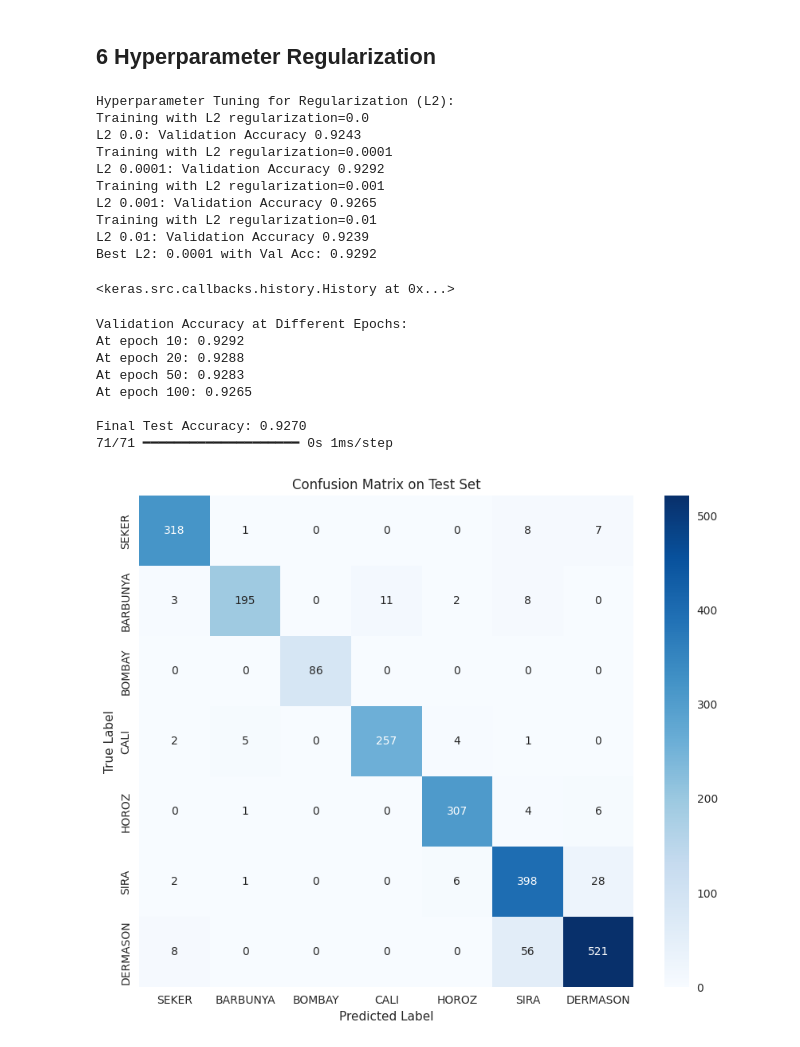
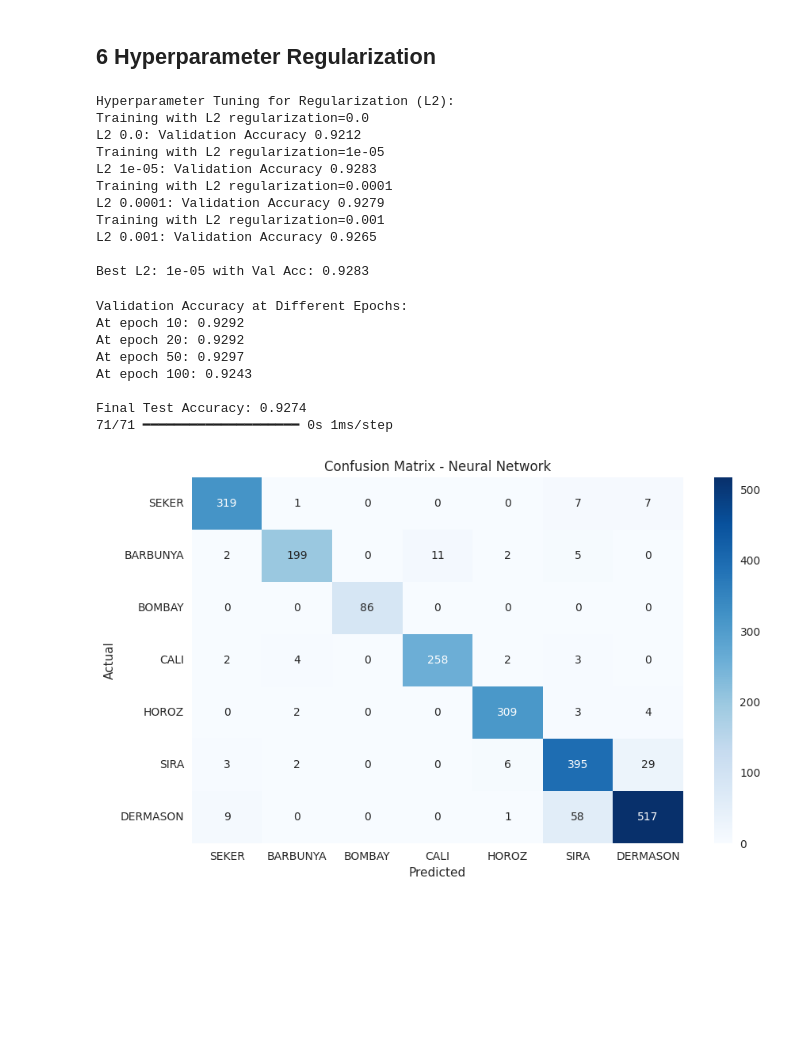
Before and after one commit to fadimardelli/dry-bean-classification, a Jupyter notebook: notebooks/04_model2_NeuralNetwork.ipynb, the cells around one changed output. Saved outputs shown, nothing was run; the diff lists cells and outputs as text; code cells hidden in the pictures; blank space fills up the shorter version.

```diff
--- a/notebooks/04_model2_NeuralNetwork.ipynb
+++ b/notebooks/04_model2_NeuralNetwork.ipynb
@@ -22,3 +51,9 @@ tf.random.set_seed(42)
+# %%
+# Set styles and seeds for reproducibility
+plt.style.use('seaborn-v0_8')
+sns.set_palette(sns.color_palette())
+np.random.seed(42)
+tf.random.set_seed(42)
 # %% [markdown]
 ## 2 Loading and data visualization
 # %%
@@ -175,7 +214,7 @@ plt.show()
 # %%
 # Hyperparameter regularization (tune L2 regularization)
 print('\nHyperparameter Tuning for Regularization (L2):')
-reg_values = [0.0, 0.0001, 0.001, 0.01]
+reg_values = [0.0, 1e-5, 1e-4, 1e-3]
 reg_results = {}
 
 for reg in reg_values:
@@ -198,69 +237,70 @@ for reg in reg_values:
 
 # Select best regularization
 best_reg = max(reg_results, key=reg_results.get)
-print(f'Best L2: {best_reg} with Val Acc: {reg_results[best_reg]:.4f}')
-
-# Retrain with best reg for final evaluation
-model = create_model(input_size, hidden_size1, hidden_size2, num_classes, reg=best_reg)
-optimizer = Adam(learning_rate=learning_rate)
-model.compile(optimizer=optimizer, loss='categorical_crossentropy', metrics=['accuracy'])
-model.fit(
-    X_train_scaled, y_train_onehot,
-    epochs=num_epochs,
-    batch_size=batch_size,
-    verbose=0
-)
+print(f'\nBest L2: {best_reg} with Val Acc: {reg_results[best_reg]:.4f}')
 # %% [output]
 Hyperparameter Tuning for Regularization (L2):
 Training with L2 regularization=0.0
-L2 0.0: Validation Accuracy 0.9243
+L2 0.0: Validation Accuracy 0.9212
+Training with L2 regularization=1e-05
+L2 1e-05: Validation Accuracy 0.9283
 Training with L2 regularization=0.0001
-L2 0.0001: Validation Accuracy 0.9292
+L2 0.0001: Validation Accuracy 0.9279
 Training with L2 regularization=0.001
 L2 0.001: Validation Accuracy 0.9265
-Training with L2 regularization=0.01
-L2 0.01: Validation Accuracy 0.9239
-Best L2: 0.0001 with Val Acc: 0.9292
+
+Best L2: 1e-05 with Val Acc: 0.9283
-<keras.src.callbacks.history.History at 0x...>
+# %%
+# Retrain with best reg for final evaluation
+model = create_model(input_size, hidden_size1, hidden_size2, num_classes, reg=best_reg)
+optimizer = Adam(learning_rate=learning_rate)
+model.compile(optimizer=optimizer, loss='categorical_crossentropy', metrics=['accuracy'])
+history_final = model.fit(
+    X_train_scaled, y_train_onehot,
+    validation_data=(X_cv_scaled, y_cv_onehot),
+    epochs=num_epochs,
+    batch_size=batch_size,
+    verbose=0
+)
 # %%
 # Evaluate accuracy for different number of iterations (epochs)
 # (We can access from history, but since we retrained, simulate by training incrementally)
 print('\nValidation Accuracy at Different Epochs:')
-val_accuracies = history.history['val_accuracy']  # From initial training for illustration
+val_accuracies = history_final.history['val_accuracy']  # From initial training for illustration
 for epoch_check in [10, 20, 50, 100]:
     print(f'At epoch {epoch_check}: {val_accuracies[epoch_check - 1]:.4f}')
 
 # Final test accuracy
 test_loss, test_acc = model.evaluate(X_test_scaled, y_test_onehot, verbose=0)
 print(f'\nFinal Test Accuracy: {test_acc:.4f}')
 
 # 6. Plot confusion matrix
 y_test_pred = np.argmax(model.predict(X_test_scaled), axis=1)
 cm = confusion_matrix(y_test_full, y_test_pred, labels=label_encoder_full.transform(labels_desired_order))
 conf_df = pd.DataFrame(
     cm,
     index=labels_desired_order,
     columns=labels_desired_order
 )
 
-plt.figure(figsize=(10, 8))
+plt.figure(figsize=(10, 6))
 sns.heatmap(conf_df, annot=True, fmt='d', cmap='Blues',
             xticklabels=labels_desired_order,
             yticklabels=labels_desired_order,)
-plt.title('Confusion Matrix on Test Set')
-plt.xlabel('Predicted Label')
-plt.ylabel('True Label')
+plt.title('Confusion Matrix - Neural Network')
+plt.xlabel('Predicted')
+plt.ylabel('Actual')
 plt.show()
 # %% [output]
 Validation Accuracy at Different Epochs:
 At epoch 10: 0.9292
-At epoch 20: 0.9288
-At epoch 50: 0.9283
-At epoch 100: 0.9265
+At epoch 20: 0.9292
+At epoch 50: 0.9297
+At epoch 100: 0.9243
 
-Final Test Accuracy: 0.9270
+Final Test Accuracy: 0.9274
 71/71 ━━━━━━━━━━━━━━━━━━━━ 0s 1ms/step
-[figure, old version]
+[figure, new version]
 # %%
 # Classification Report
 print("\nClassification Report (Test Data):")
```
Also changed, not shown: parts of 6 cells of this notebook, 11 other files.
